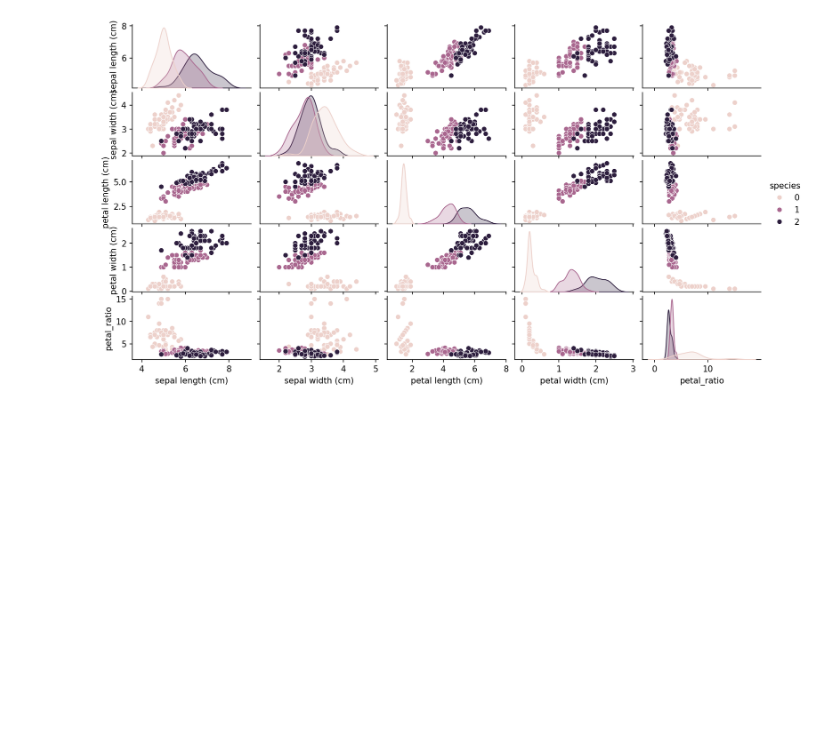
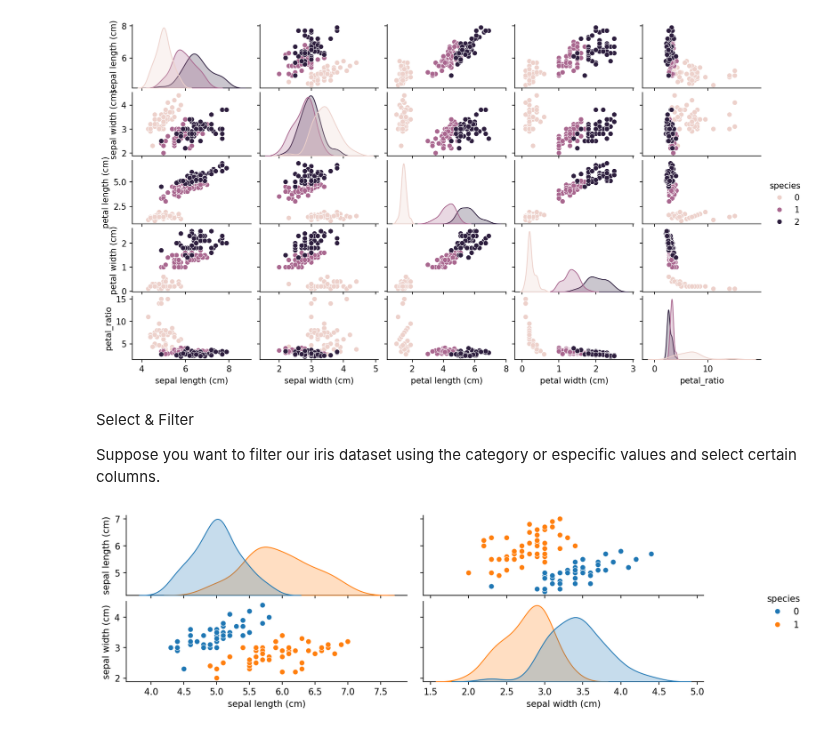
Before and after one commit to sebastianBP26/Machine_Learning_Dic, a Jupyter notebook: Data Manipulation/Introduction Polars.ipynb, the cells around one changed output. Cells and saved outputs as stored; diff of their text form; code cells hidden in the pictures; blank space fills up the shorter version.

Commit message:
Add Images
Commit with images

```diff
--- a/Data Manipulation/Introduction Polars.ipynb
+++ b/Data Manipulation/Introduction Polars.ipynb
@@ -62,3 +96,24 @@ g.fig.set_dpi(150)  # Cambia el dpi
 plt.show()
 # %% [output]
 [figure]
+# %% [markdown]
+Select & Filter
+
+Suppose you want to filter our iris dataset using the category or especific values and select certain columns.
+# %%
+df_select_filter = (df_polars.select(
+    pl.col('sepal length (cm)'),
+    pl.col('sepal width (cm)'),
+    pl.col('species')
+)
+.filter(
+    pl.col('species').is_in([0,1]) # We want only the categories 0 and 1
+)
+)
+
+g = sns.pairplot(df_select_filter.to_pandas(), hue = 'species')
+g.figure.set_size_inches(12, 3)
+g.figure.set_dpi(150)  # Cambia el dpi
+plt.show()
+# %% [output]
+[figure, added]
```
Also changed, not shown: parts of 6 cells of this notebook, 1 other file.
